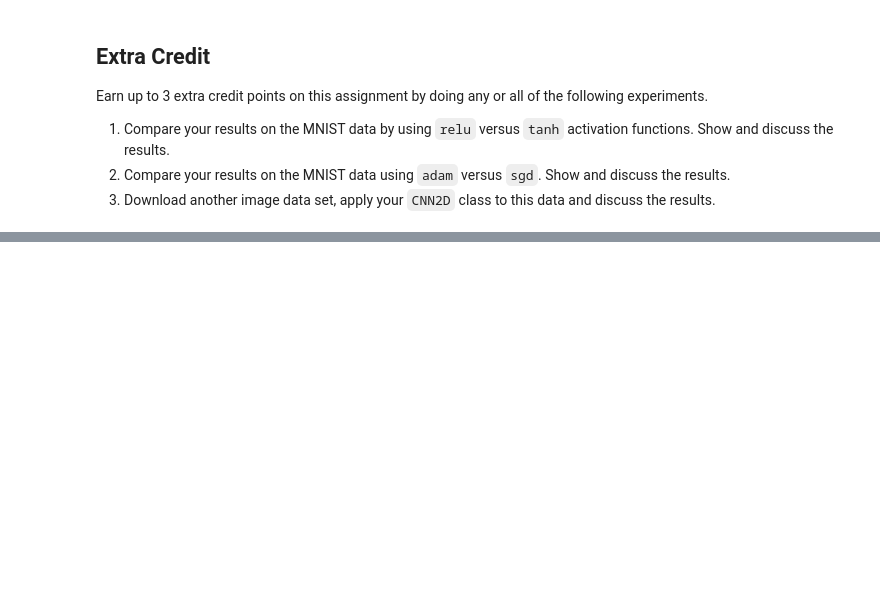
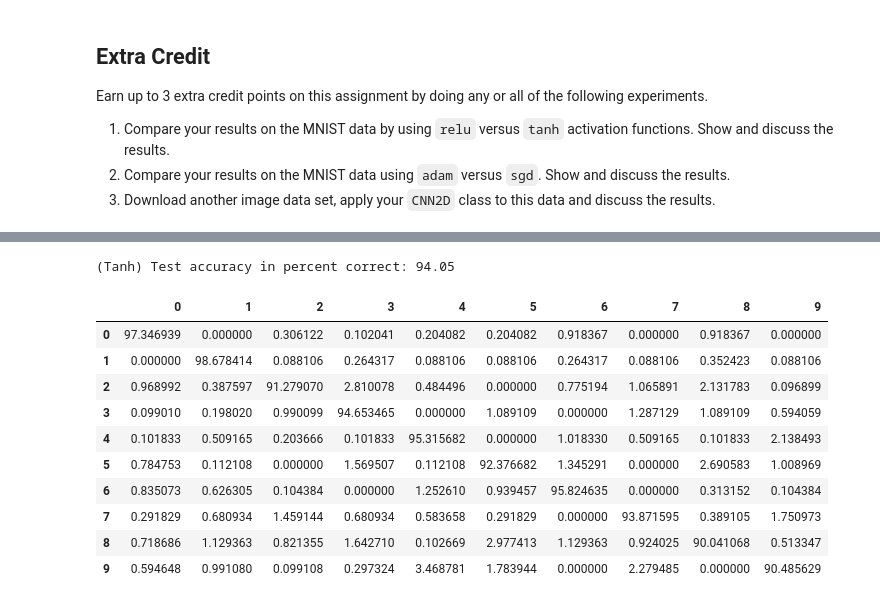
Before and after one commit to etonegithub/CS_445, a Jupyter notebook: homework/HW5/Tone-A5.ipynb, the cells around one changed output, grey strips where cells are left out. Saved outputs shown, nothing was run; the diff lists cells and outputs as text; code cells hidden in the pictures; blank space fills up the shorter version.

```diff
--- a/homework/HW5/Tone-A5.ipynb
+++ b/homework/HW5/Tone-A5.ipynb
@@ -1060,0 +1092,17 @@ Earn up to 3 extra credit points on this assignment by doing any or all of the f
+# %%
+with gzip.open('mnist.pkl.gz', 'rb') as f:
+    train_set, valid_set, test_set = pickle.load(f, encoding='latin1')
+
+Xtrain = train_set[0]
+Ttrain = train_set[1].reshape(-1, 1)
+
+Xval = valid_set[0]
+Tval = valid_set[1].reshape(-1, 1)
+
+Xtest = test_set[0]
+Ttest = test_set[1].reshape(-1, 1)
+
+Xtrain = Xtrain.reshape(-1, 1, 28, 28)
+Xtest = Xtest.reshape(-1, 1, 28, 28)
+
+print(Xtrain.shape, Ttrain.shape,  Xval.shape, Tval.shape,  Xtest.shape, Ttest.shape)
@@ -1060,0 +1111,18 @@ Earn up to 3 extra credit points on this assignment by doing any or all of the f
+# %%
+n_hiddens_per_conv_layer = [10, 10]
+patch_size_per_conv_layer = [10, 5]
+stride_per_conv_layer=[4, 2]
+n_hiddens_per_fc_layer = [5]
+
+cnnet_tanh = CNN2D(28 * 28, n_hiddens_per_conv_layer, n_hiddens_per_fc_layer, len(np.unique(Ttrain)),
+              patch_size_per_conv_layer, stride_per_conv_layer, activation_function="tanh", device=device)
+
+cnnet_relu = CNN2D(28 * 28, n_hiddens_per_conv_layer, n_hiddens_per_fc_layer, len(np.unique(Ttrain)),
+              patch_size_per_conv_layer, stride_per_conv_layer, activation_function="relu", device=device)
+
+n_epochs = 20
+batch_size = 500
+learning_rate = 0.01
+
+cnnet_tanh.train(Xtrain, Ttrain, batch_size, n_epochs, learning_rate, method='adam');
+cnnet_relu.train(Xtrain, Ttrain, batch_size, n_epochs, learning_rate, method='adam');
@@ -1060,0 +1150,18 @@ Earn up to 3 extra credit points on this assignment by doing any or all of the f
+# %%
+Classes_tanh, _ = cnnet_tanh.use(Xtest)
+tanh_perc_correct = 100 * np.mean(Classes_tanh == Ttest)
+print(f'(Tanh) Test accuracy in percent correct: {tanh_perc_correct:.2f}')
+confusion_matrix(Classes_tanh, Ttest)
+# %% [output]
+(Tanh) Test accuracy in percent correct: 94.05
+|  | 0 | 1 | 2 | 3 | 4 | 5 | 6 | 7 | 8 | 9 |
+| 0 | 97.346939 | 0.000000 | 0.306122 | 0.102041 | 0.204082 | 0.204082 | 0.918367 | 0.000000 | 0.918367 | 0.000000 |
+| 1 | 0.000000 | 98.678414 | 0.088106 | 0.264317 | 0.088106 | 0.088106 | 0.264317 | 0.088106 | 0.352423 | 0.088106 |
+| 2 | 0.968992 | 0.387597 | 91.279070 | 2.810078 | 0.484496 | 0.000000 | 0.775194 | 1.065891 | 2.131783 | 0.096899 |
+| 3 | 0.099010 | 0.198020 | 0.990099 | 94.653465 | 0.000000 | 1.089109 | 0.000000 | 1.287129 | 1.089109 | 0.594059 |
+| 4 | 0.101833 | 0.509165 | 0.203666 | 0.101833 | 95.315682 | 0.000000 | 1.018330 | 0.509165 | 0.101833 | 2.138493 |
+| 5 | 0.784753 | 0.112108 | 0.000000 | 1.569507 | 0.112108 | 92.376682 | 1.345291 | 0.000000 | 2.690583 | 1.008969 |
+| 6 | 0.835073 | 0.626305 | 0.104384 | 0.000000 | 1.252610 | 0.939457 | 95.824635 | 0.000000 | 0.313152 | 0.104384 |
+| 7 | 0.291829 | 0.680934 | 1.459144 | 0.680934 | 0.583658 | 0.291829 | 0.000000 | 93.871595 | 0.389105 | 1.750973 |
+| 8 | 0.718686 | 1.129363 | 0.821355 | 1.642710 | 0.102669 | 2.977413 | 1.129363 | 0.924025 | 90.041068 | 0.513347 |
+| 9 | 0.594648 | 0.991080 | 0.099108 | 0.297324 | 3.468781 | 1.783944 | 0.000000 | 2.279485 | 0.000000 | 90.485629 |
```
Also changed, not shown: parts of 49 cells of this notebook, 1 other file.
